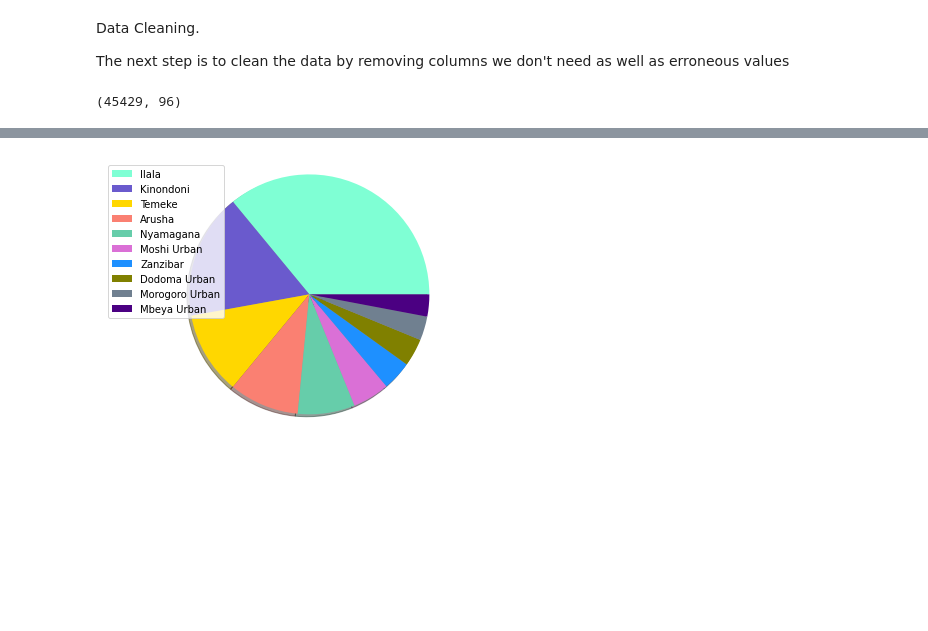
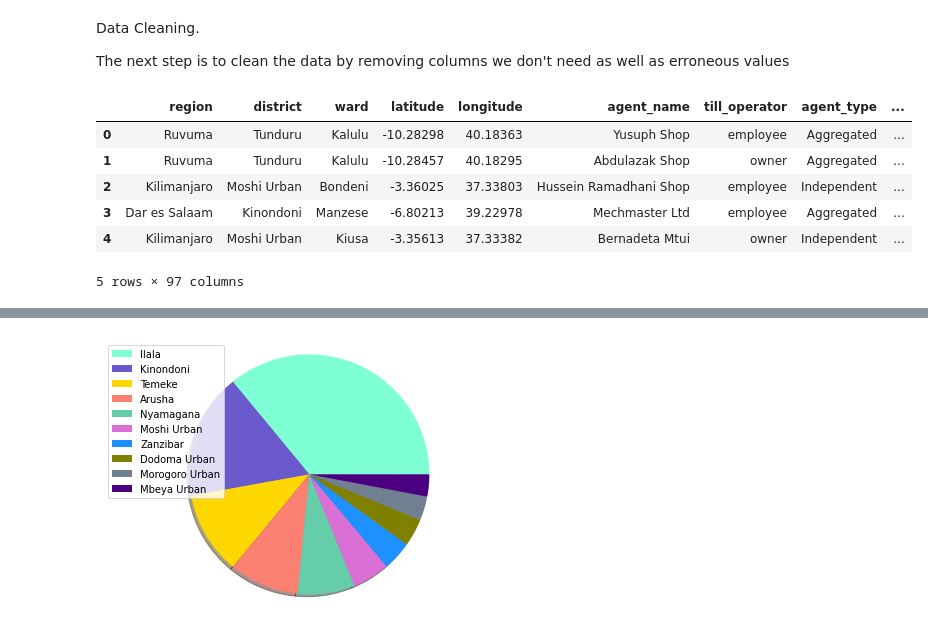
Before and after one commit to masterford/ExploratoryDataAnalysis, a Jupyter notebook: 545_final_project.ipynb, the cells around one changed output, grey strips where cells are left out. Cells and saved outputs as stored; diff of their text form; code cells hidden in the pictures; blank space fills up the shorter version.

```diff
--- a/545_final_project.ipynb
+++ b/545_final_project.ipynb
@@ -62,10 +80,16 @@ tanzania_map_momo_agents_df = tanzania_map_momo_agents_df.drop(columns=['deposit
 #Change Datatypes
 tanzania_map_banks_df['yr_started_reformatted'] = tanzania_map_banks_df['yr_started_reformatted'].apply(lambda x : pd.to_datetime(x))
 tanzania_map_banks_df['yr_started'] = tanzania_map_banks_df['yr_started'].apply(lambda x : pd.to_datetime(x))
-# %%
-tanzania_map_momo_agents_df.shape
-# %% [output]
-(45429, 96)
+# %%
+tanzania_map_momo_agents_df.head(5)
+# %% [output]
+|  | region | district | ward | latitude | longitude | agent_name | till_operator | agent_type | ... |
+| 0 | Ruvuma | Tunduru | Kalulu | -10.28298 | 40.18363 | Yusuph Shop | employee | Aggregated | ... |
+| 1 | Ruvuma | Tunduru | Kalulu | -10.28457 | 40.18295 | Abdulazak Shop | owner | Aggregated | ... |
+| 2 | Kilimanjaro | Moshi Urban | Bondeni | -3.36025 | 37.33803 | Hussein Ramadhani Shop | employee | Independent | ... |
+| 3 | Dar es Salaam | Kinondoni | Manzese | -6.80213 | 39.22978 | Mechmaster Ltd | employee | Aggregated | ... |
+| 4 | Kilimanjaro | Moshi Urban | Kiusa | -3.35613 | 37.33382 | Bernadeta Mtui | owner | Independent | ... |
+5 rows × 97 columns
 # %%
 tanzania_map_atm_df.head(5)
 # %% [output]
```
Also changed, not shown: parts of 12 cells of this notebook.
